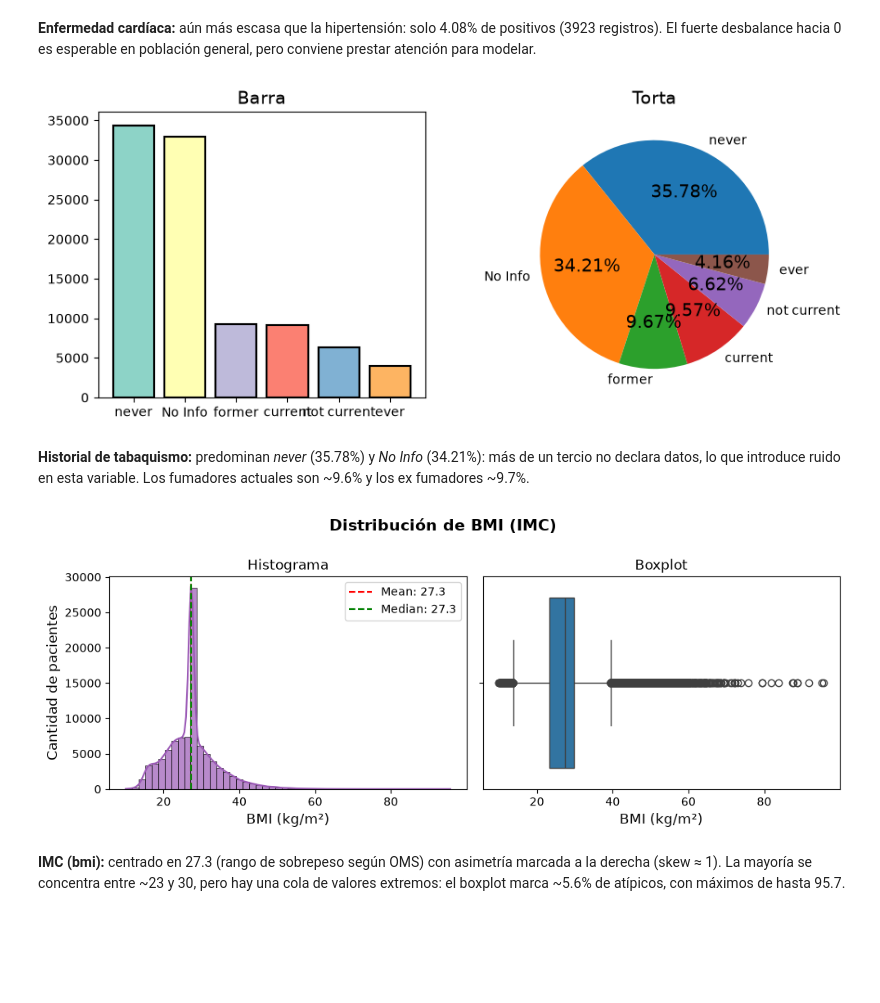
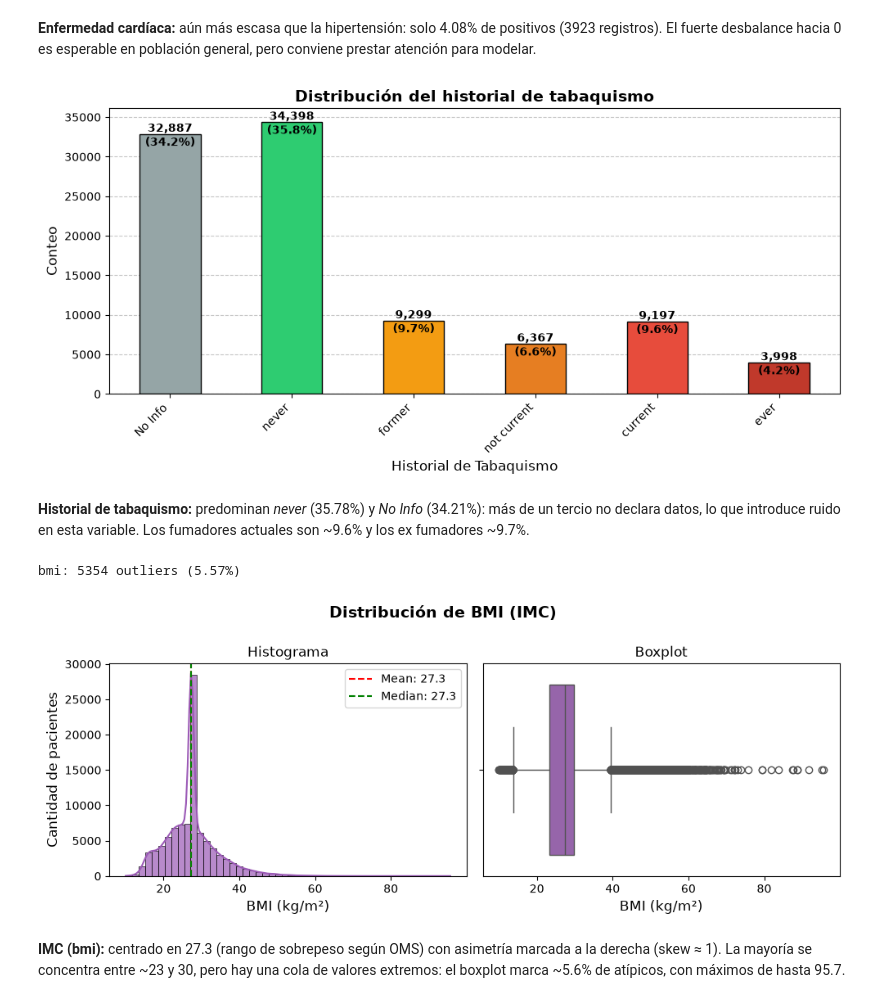
Before and after one commit to JulyAnAr88/mg-datos, a Jupyter notebook: automatizacion-test/proyecto-aprendizaje-automatico.ipynb, the cells around one changed output. Cells and saved outputs as stored; diff of their text form; code cells hidden in the pictures; blank space fills up the shorter version.

```diff
--- a/automatizacion-test/proyecto-aprendizaje-automatico.ipynb
+++ b/automatizacion-test/proyecto-aprendizaje-automatico.ipynb
@@ -259,22 +282,25 @@ plt.show()
 # %% [markdown]
 **Enfermedad cardíaca:** aún más escasa que la hipertensión: solo 4.08% de positivos (3923 registros). El fuerte desbalance hacia 0 es esperable en población general, pero conviene prestar atención para modelar.
 # %%
-smoking_history_counts = diabetes["smoking_history"].value_counts()
+# Smoking history
+fig, ax = plt.subplots(figsize=(10, 5))
+smoking_counts = diabetes['smoking_history'].value_counts()
+smoking_order = ['No Info', 'never', 'former', 'not current', 'current', 'ever']
+smoking_counts = smoking_counts.reindex([x for x in smoking_order if x in smoking_counts.index])
+colors = ['#95a5a6', '#2ecc71', '#f39c12', '#e67e22', '#e74c3c', '#c0392b']
+smoking_counts.plot(kind='bar', color=colors[:len(smoking_counts)], edgecolor='black', ax=ax)
+ax.set_title('Distribución del historial de tabaquismo', fontsize=14, fontweight='bold')
+ax.set_xlabel('Historial de Tabaquismo', fontsize=12)
+ax.set_ylabel('Conteo', fontsize=12)
+ax.set_xticklabels(ax.get_xticklabels(), rotation=45, ha='right')
+ax.set_axisbelow(True)
+ax.grid(axis='y', linestyle='--', alpha=0.7)
 
-fig, axes = plt.subplots(1, 2, figsize=(10, 4))
-
-smoking_labels = smoking_history_counts.index.to_list()
-colors = plt.cm.Set3(range(len(smoking_labels)))
-
-axes[0].bar(smoking_labels,smoking_history_counts.values,edgecolor='black', linewidth=1.5, color=colors)
-axes[0].set_title("Barra")
-
-axes[1].pie(x=smoking_history_counts.values, labels=smoking_history_counts.index, autopct="%.2f%%")
-axes[1].set_title("Torta")
-
-plt.show()
+for i, v in enumerate(smoking_counts):
+    ax.text(i, v -1500, f'{v:,}\n({v/len(diabetes)*100:.1f}%)', color='black', ha='center', fontweight='bold')
+plt.tight_layout()
 # %% [output]
-[figure, old version]
+[figure, new version]
 # %% [markdown]
 **Historial de tabaquismo:** predominan *never* (35.78%) y *No Info* (34.21%): más de un tercio no declara datos, lo que introduce ruido en esta variable. Los fumadores actuales son ~9.6% y los ex fumadores ~9.7%.
 # %%
@@ -289,14 +315,22 @@ axes[0].axvline(diabetes['bmi'].median(), color='green', linestyle='--', label=f
 axes[0].legend()
 axes[0].set_title("Histograma")
 
-sns.boxplot(x=diabetes["bmi"], ax=axes[1])
+sns.boxplot(x=diabetes["bmi"], ax=axes[1], color='#9b59b6')
 axes[1].set_xlabel('BMI (kg/m²)', fontsize=12)
 axes[1].set_title("Boxplot")
 
+# Reporte de outlier
+Q1 = diabetes['bmi'].quantile(0.25)
+Q3 = diabetes['bmi'].quantile(0.75)
+IQR = Q3 - Q1
+outliers = ((diabetes['bmi'] < Q1 - 1.5 * IQR) | (diabetes['bmi'] > Q3 + 1.5 * IQR)).sum()
+print(f'bmi: {outliers} outliers ({outliers/len(diabetes)*100:.2f}%)')
+
 plt.tight_layout(rect=[0, 0, 1, 0.98])
 plt.show()
 # %% [output]
+bmi: 5354 outliers (5.57%)
-[figure, old version]
+[figure, new version]
 # %% [markdown]
 **IMC (bmi):** centrado en 27.3 (rango de sobrepeso según OMS) con asimetría marcada a la derecha (skew ≈ 1). La mayoría se concentra entre ~23 y 30, pero hay una cola de valores extremos: el boxplot marca ~5.6% de atípicos, con máximos de hasta 95.7.
 # %%
```
Also changed, not shown: parts of 44 cells of this notebook.
